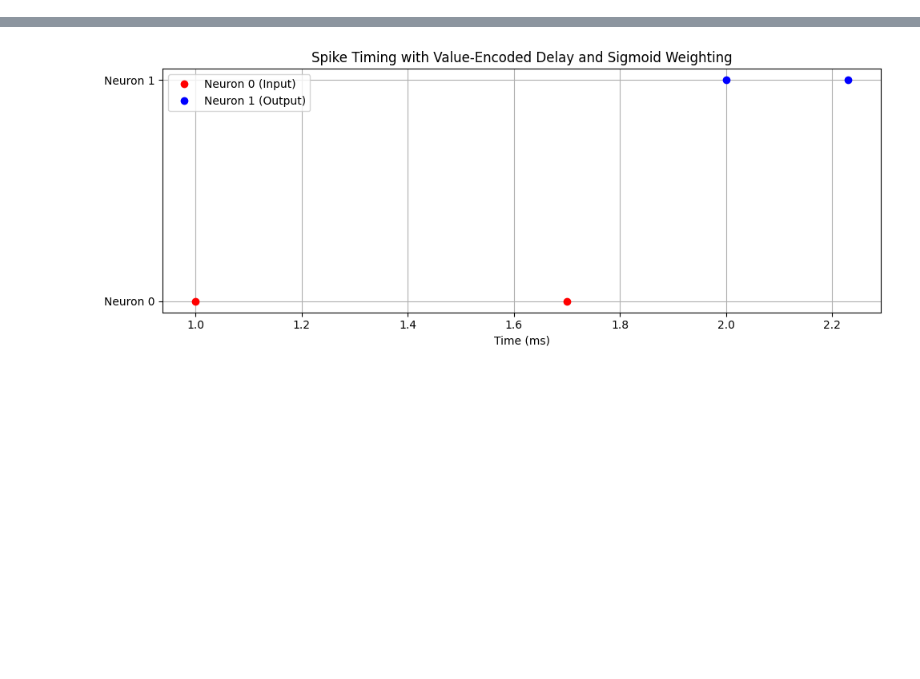
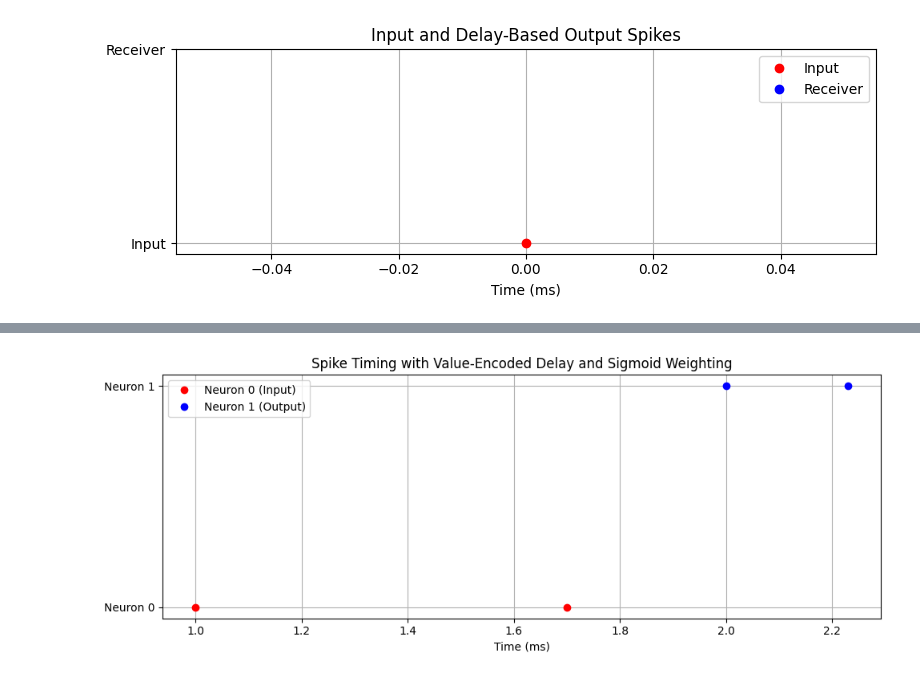
Before and after one commit to Ian3133/Dissertation, a Jupyter notebook: simple_start.ipynb, the cells around one changed output, grey strips where cells are left out. Cells and saved outputs as stored; diff of their text form; code cells hidden in the pictures; blank space fills up the shorter version.

```diff
--- a/simple_start.ipynb
+++ b/simple_start.ipynb
@@ -73,0 +75,83 @@ plt.show()
+# %%
+from brian2 import *
+import matplotlib.pyplot as plt
+import numpy as np
+
+start_scope()
+defaultclock.dt = 0.01*ms
+
+# Parameters
+starting_val = 0.7       # Delay input
+weight_1 = 10.0           # Sigmoid weight
+base_spike_time = 1.0*ms
+runtime = 5*ms
+
+# Define neuron model with sigmoid transformation
+eqs = '''
+delta : 1
+w : 1
+incoming_spike : second  # Stores spike time when input is received
+spike_scheduled : boolean  # Tracks if we've scheduled spike yet
+output = (1.0 / (1.0 + exp(-w * delta))) * ms : second
+spike_triggered : boolean
+'''
+
+# INPUT
+input_times = [base_spike_time]  # single spike
+input_indices = [0]
+input_group = SpikeGeneratorGroup(1, input_indices, input_times*ms)
+
+# RECEIVER
+receiver = NeuronGroup(1, eqs,
+                       threshold='spike_triggered',
+                       reset='spike_triggered = False',
+                       method='euler')
+
+receiver.delta = starting_val
+receiver.w = weight_1
+receiver.spike_triggered = False
+receiver.spike_scheduled = False
+receiver.incoming_spike = 0*ms
+
+# Synapse: record when the input spike arrives
+syn = Synapses(input_group, receiver,
+               on_pre='''
+               incoming_spike = t
+               spike_scheduled = False
+               ''')
+syn.connect()
+
+# Timing logic: wait until after input arrives, then trigger at correct delay
+@network_operation(dt=defaultclock.dt)
+def timing_logic():
+    if not receiver.spike_triggered and not receiver.spike_scheduled:
+        delay = receiver.output[0]
+        target_time = receiver.incoming_spike[0] + delay
+        if defaultclock.t >= target_time:
+            receiver.spike_triggered = True
+            receiver.spike_scheduled = True
+
+# Monitors
+mon_input = SpikeMonitor(input_group)
+mon_output = SpikeMonitor(receiver)
+
+# Run simulation
+run(runtime)
+
+# Output
+print("Input spike times:", mon_input.t/ms)
+print("Transformed delay (ms):", receiver.output[0]/ms)
+print("Output spike times:", mon_output.t/ms)
+
+# Plot
+plt.figure(figsize=(8, 3))
+plt.plot(mon_input.t/ms, [0]*len(mon_input.t), 'ro', label='Input')
+plt.plot(mon_output.t/ms, [1]*len(mon_output.t), 'bo', label='Receiver')
+plt.yticks([0, 1], ['Input', 'Receiver'])
+plt.xlabel('Time (ms)')
+plt.title('Input and Delay-Based Output Spikes')
+plt.grid(True)
+plt.legend()
+plt.tight_layout()
+plt.show()
+# %% [output]
@@ -73,0 +161 @@ plt.show()
+[figure, added]
```
Also changed, not shown: parts of 8 cells of this notebook.
